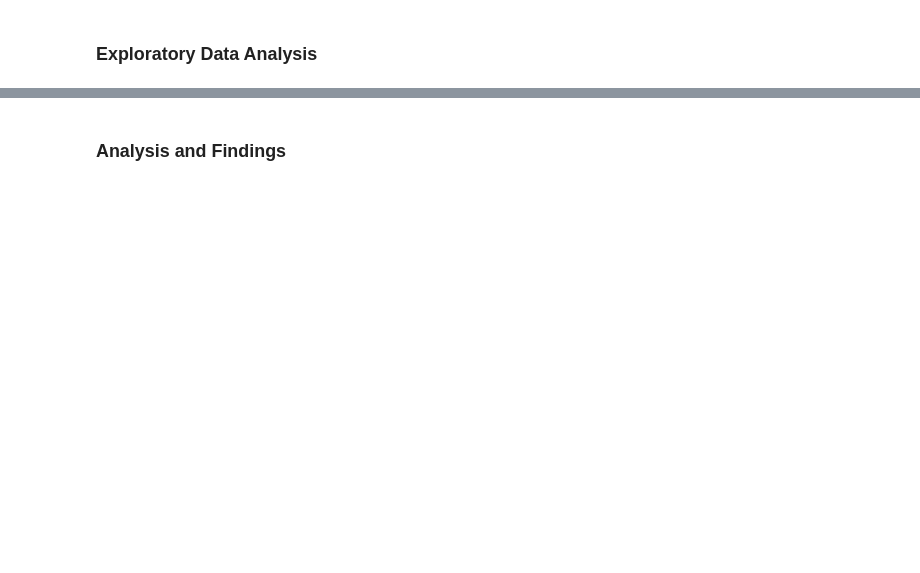
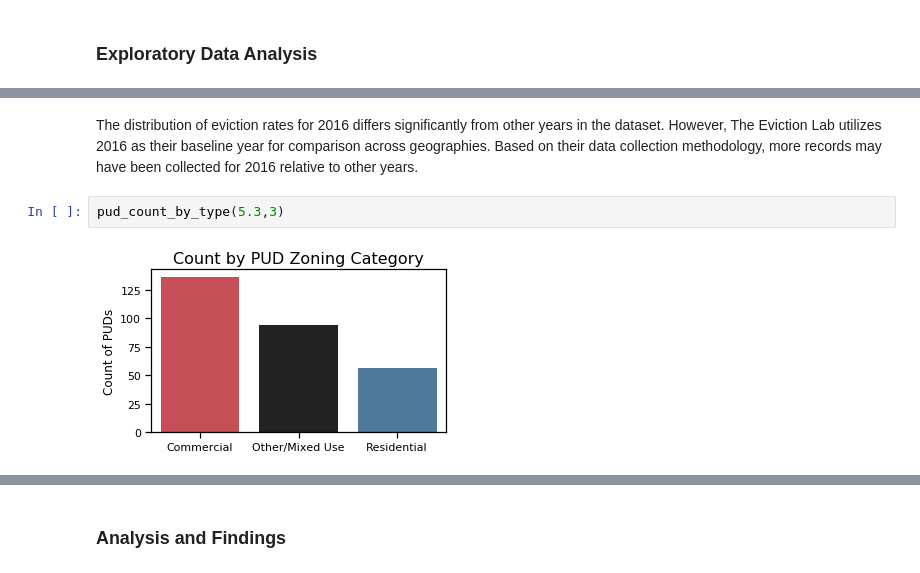
Before and after one commit to NicoleJaneway/dc-eviction-regression, a Jupyter notebook: technical_notebook.ipynb, the cells around one changed output, grey strips where cells are left out. Cells and saved outputs as stored; diff of their text form; blank space fills up the shorter version.

```diff
--- a/technical_notebook.ipynb
+++ b/technical_notebook.ipynb
@@ -58,0 +59,6 @@ TODO: The Eviction Lab has data at the census tract level. We limited the datase
+# %% [markdown]
+The distribution of eviction rates for 2016 differs significantly from other years in the dataset. However, The Eviction Lab utilizes 2016 as their baseline year for comparison across geographies. Based on their data collection methodology, more records may have been collected for 2016 relative to other years.
+# %%
+pud_count_by_type(5.3,3)
+# %% [output]
+[figure, added]
```
Also changed, not shown: parts of 35 cells of this notebook, 8 other files.
